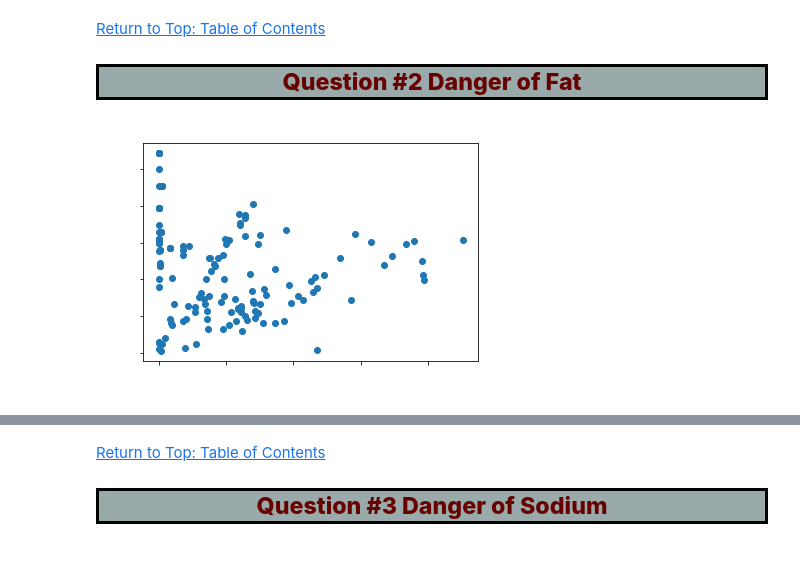
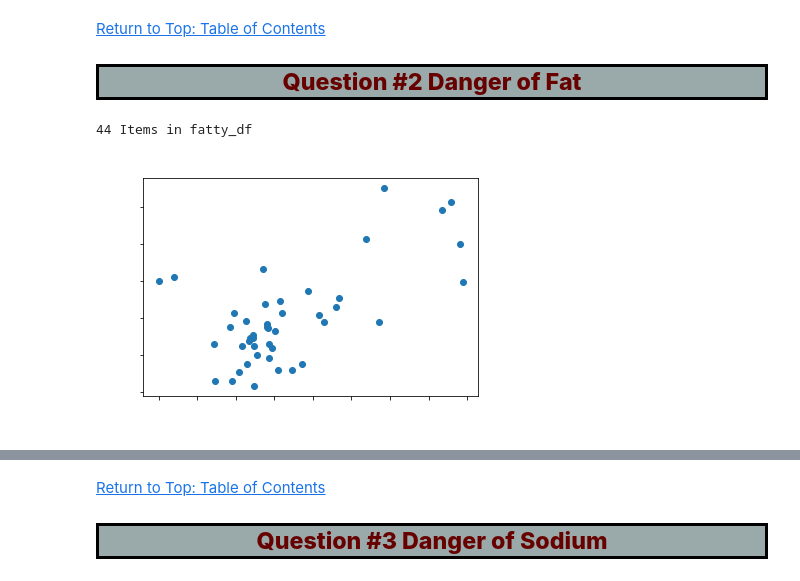
Before and after one commit to Frankenmiller/jupyter-final-data-project, a Jupyter notebook: final_python_project/notebook.ipynb, the cells around one changed output, grey strips where cells are left out. Saved outputs shown, nothing was run; the diff lists cells and outputs as text; code cells hidden in the pictures.

```diff
--- a/final_python_project/notebook.ipynb
+++ b/final_python_project/notebook.ipynb
@@ -200,10 +185,4 @@ plt.show()
 # %%
-## print(dataframe.head(25))
-dataframe['grams sugar/mL'] = round(dataframe['Total Sugars (g)'] / dataframe['Per Serve Size'] * 100, 2)
-soda_df = dataframe[['Menu Category','Menu Items','Total Sugars (g)', 'Per Serve Size', 'grams sugar/mL']]
-soda_df = soda_df.loc[soda_df['Menu Category'] == ('Beverages Menu')]
-coffee_df = dataframe[['Menu Category','Menu Items','Total Sugars (g)', 'Per Serve Size', 'grams sugar/mL']]
-coffee_df = coffee_df.loc[coffee_df['Menu Category'] == ('McCafe Menu')]
 coffee_df.reset_index(drop=True, inplace=True)
 soda_df.reset_index(drop=False, inplace=True)
 bevrage_df_print = pandas.concat([soda_df, coffee_df], axis=0, ignore_index=True)
@@ -232,17 +211,26 @@ print(bevrage_df_print.head(20))
 <a class="anchor" id="section5"></a>
 <h2 style="color: #808080; background-color:#9aa9a9; text-align:center; border: 3px solid #000000"><span style="color:#670100; font-weight:800">Question #2 Danger of Fat</span></h2>
 # %%
-x = numpy.array(dataframe['Total fat (g)'])
-y = numpy.array(dataframe['Per Serve Size'])
+breakfast_df = dataframe[['Menu Category','Menu Items','Total fat (g)', 'Per Serve Size', 'Fat (%)']]
+breakfast_df = breakfast_df.loc[breakfast_df['Menu Category'] == ('Breakfast Menu')]
+breakfast_df = breakfast_df.iloc[:-7,] ## removes coffee drinks
+lunch_df = dataframe[['Menu Category','Menu Items','Total fat (g)', 'Per Serve Size', 'Fat (%)']]
+lunch_df = lunch_df.loc[lunch_df['Menu Category'] == ('Regular Menu')]
+fatty_df = pandas.concat([breakfast_df, lunch_df], axis=0, ignore_index=True)
+print(len(fatty_df), "Items in fatty_df")
+
+x = numpy.array(fatty_df['Total fat (g)'])
+y = numpy.array(fatty_df['Per Serve Size'])
 plt.scatter(x, y)
 plt.title("Fat is Beautiful?", fontweight ="bold", color ="white")
 plt.xlabel("Total Fat in grams", fontweight ="bold", color ="white")
 plt.ylabel("Serving Size in grams", fontweight ="bold", color ="white")
 plt.xticks(fontsize= 10, color ="white")
 plt.yticks(fontsize= 10, color ="white")
 plt.show()
 # %% [output]
+44 Items in fatty_df
-[figure, old version]
+[figure, new version]
 # %%
 dataframe['Fat (%)'] = round(dataframe['Total fat (g)'] / dataframe['Per Serve Size'] * 100, 2)
 breakfast_df = dataframe[['Menu Category','Menu Items','Total fat (g)', 'Per Serve Size', 'Fat (%)']]
```
Also changed, not shown: parts of 13 cells of this notebook.
